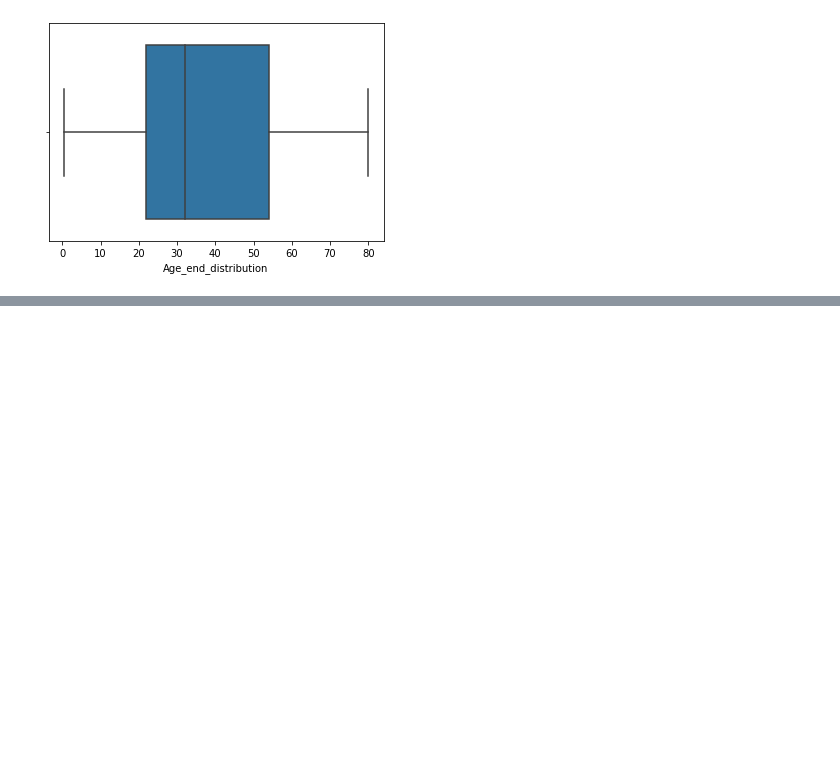
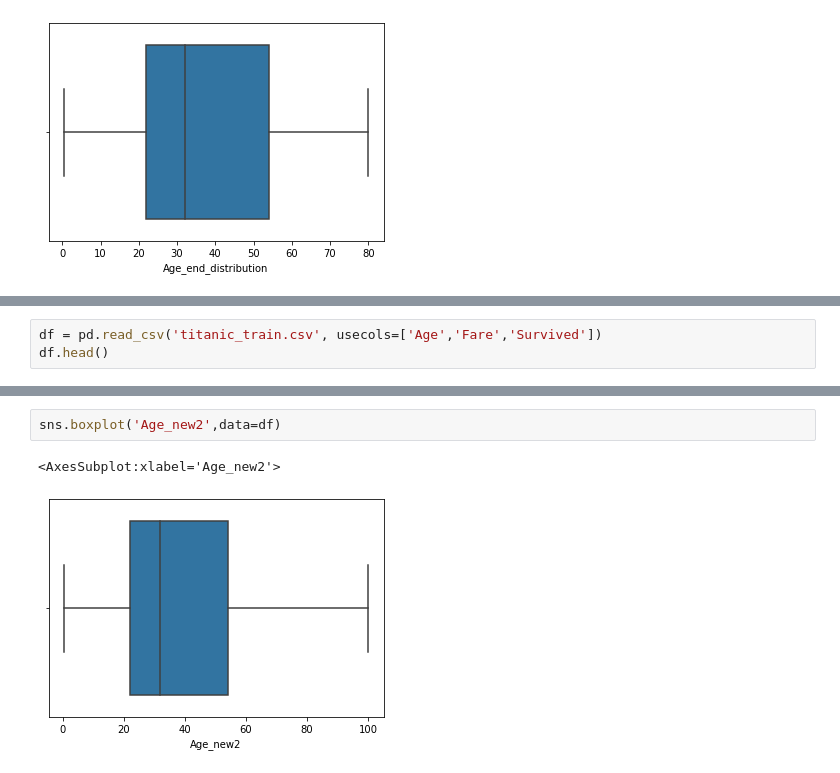
Before and after one commit to Sathishkumar3645/DS-Training, a Jupyter notebook: Feature Engineering/Feature engineering.ipynb, the cells around one changed output, grey strips where cells are left out. Cells and saved outputs as stored; diff of their text form; blank space fills up the shorter version.

```diff
--- a/Feature Engineering/Feature engineering.ipynb
+++ b/Feature Engineering/Feature engineering.ipynb
@@ -190,0 +192,3 @@ sns.boxplot('Age_end_distribution',data=df)
+# %%
+df = pd.read_csv('titanic_train.csv', usecols=['Age','Fare','Survived'])
+df.head()
@@ -190,0 +218,5 @@ sns.boxplot('Age_end_distribution',data=df)
+# %%
+sns.boxplot('Age_new2',data=df)
+# %% [output]
+<AxesSubplot:xlabel='Age_new2'>
+[figure, added]
```
Also changed, not shown: parts of 6 cells of this notebook.
